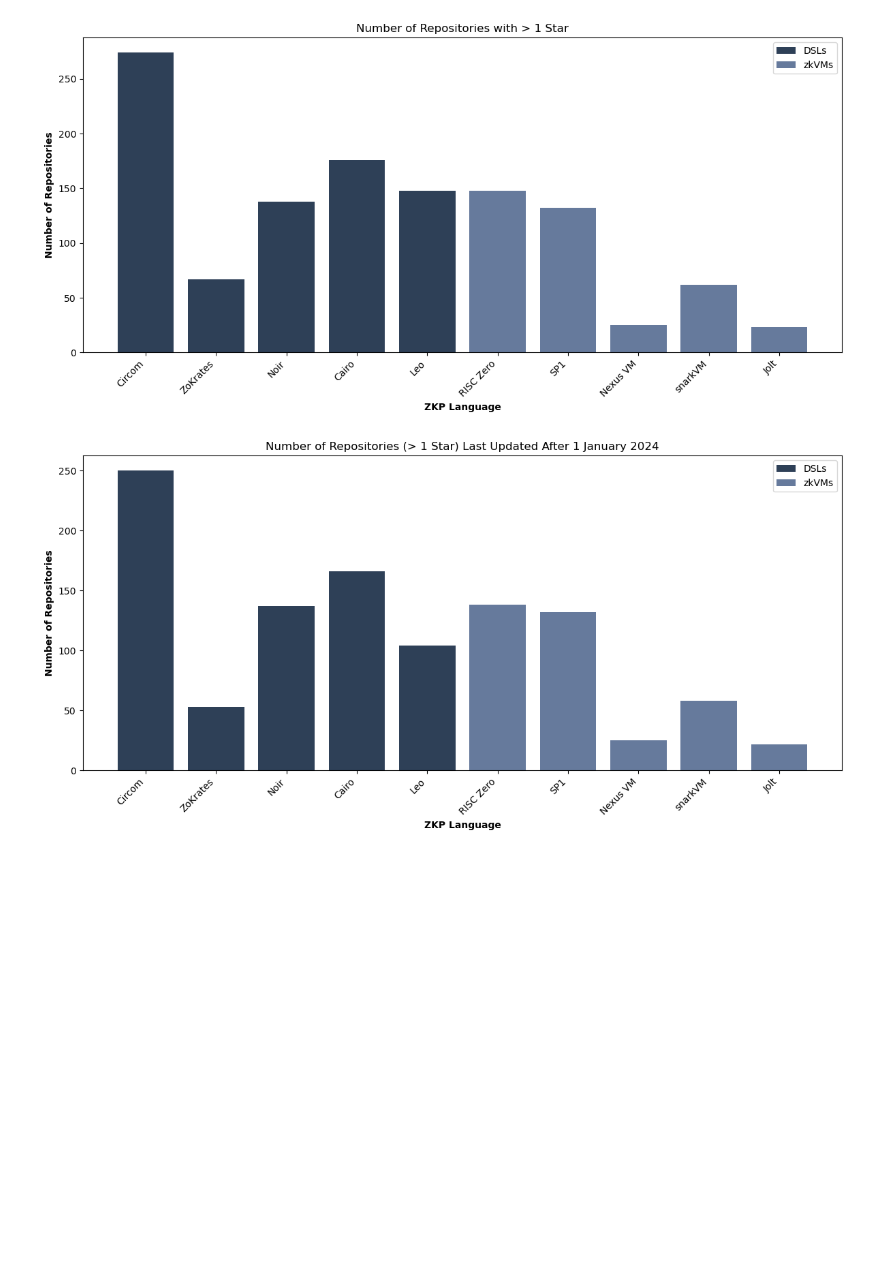
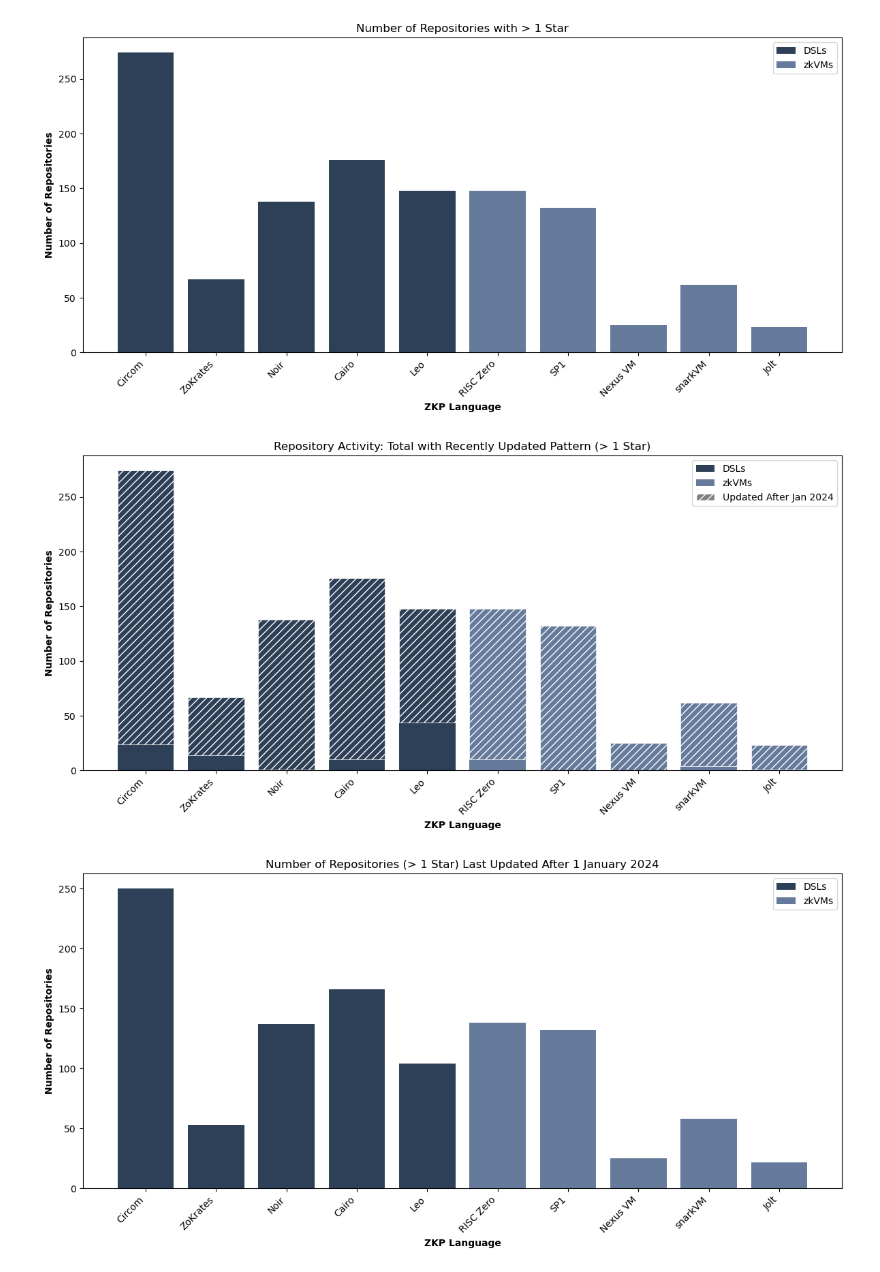
Before and after one commit to ArmanKolozyan/ZKP-Languages, a Jupyter notebook: src/data_analyzer.ipynb, the cells around one changed output. Drawn from its saved outputs; the diff is of its cells as text; code cells hidden in the pictures; blank space fills up the shorter version.

Commit message:
new figure with total repos vs recently updated

```diff
--- a/src/data_analyzer.ipynb
+++ b/src/data_analyzer.ipynb
@@ -67,6 +67,61 @@ plt.savefig('../figures/more_than_1_star.png', dpi=300, bbox_inches='tight')
 plt.close()
 # %% [output]
 [figure]
+# %%
+# combined chart: total repositories with different bar styles for recently updated (both > 1 star)
+import numpy as np
+
+stars_count = [len(df[df['Stars'] > 1]) for df in data_frames]
+update_count = [len(df[(pd.to_datetime(df['Last Updated']) > pd.Timestamp('2024-01-01')) & (df['Stars'] > 1)]) for df in data_frames]
+not_updated_count = [stars_count[i] - update_count[i] for i in range(len(stars_count))]
+
+# color arrays for DSLs and zkVMs
+dsl_color = '#2E4057'
+zkvm_color = '#667A9C'
+colors = [dsl_color if i in dsl_indices else zkvm_color for i in range(len(titles))]
+
+plt.figure(figsize=(12, 6))
+
+# create stacked bars: not updated (solid) + updated (with pattern)
+bars1 = plt.bar(titles, not_updated_count, color=colors)
+bars2 = plt.bar(titles, update_count, bottom=not_updated_count, color=colors,
+                hatch='///', edgecolor='white', linewidth=0.5)
+
+# custom legends
+from matplotlib.patches import Patch
+# combined legend with both category and pattern information
+legend_elements = [Patch(facecolor=dsl_color, label='DSLs'),
+                  Patch(facecolor=zkvm_color, label='zkVMs'),
+                  Patch(facecolor='gray', hatch='///', edgecolor='white', label='Updated After Jan 2024')]
+plt.legend(handles=legend_elements, loc='upper right')
+
+plt.title('Repository Activity: Total with Recently Updated Pattern (> 1 Star)')
+plt.ylabel('Number of Repositories', fontweight='bold')
+plt.xlabel('ZKP Language', fontweight='bold')
+plt.xticks(rotation=45, ha='right')
+plt.tight_layout()
+plt.show()
+
+# saving version without title for export
+plt.figure(figsize=(12, 6))
+bars1 = plt.bar(titles, not_updated_count, color=colors)
+bars2 = plt.bar(titles, update_count, bottom=not_updated_count, color=colors,
+                hatch='///', edgecolor='white', linewidth=0.5)
+
+# custom legends for saved version
+legend_elements = [Patch(facecolor=dsl_color, label='DSLs'),
+                  Patch(facecolor=zkvm_color, label='zkVMs'),
+                  Patch(facecolor='gray', hatch='///', edgecolor='white', label='Updated After Jan 2024')]
+plt.legend(handles=legend_elements, loc='upper right')
+
+plt.ylabel('Number of Repositories', fontweight='bold')
+plt.xlabel('ZKP Language', fontweight='bold')
+plt.xticks(rotation=45, ha='right')
+plt.tight_layout()
+plt.savefig('../figures/total_vs_recently_updated.png', dpi=300, bbox_inches='tight')
+plt.close()
+# %% [output]
+[figure, added]
 # %%
 # number of repositories with last update time after 1 January 2024 AND > 1 star
 update_count = [len(df[(pd.to_datetime(df['Last Updated']) > pd.Timestamp('2024-01-01')) & (df['Stars'] > 1)]) for df in data_frames]
```
Also changed, not shown: 1 other file.
